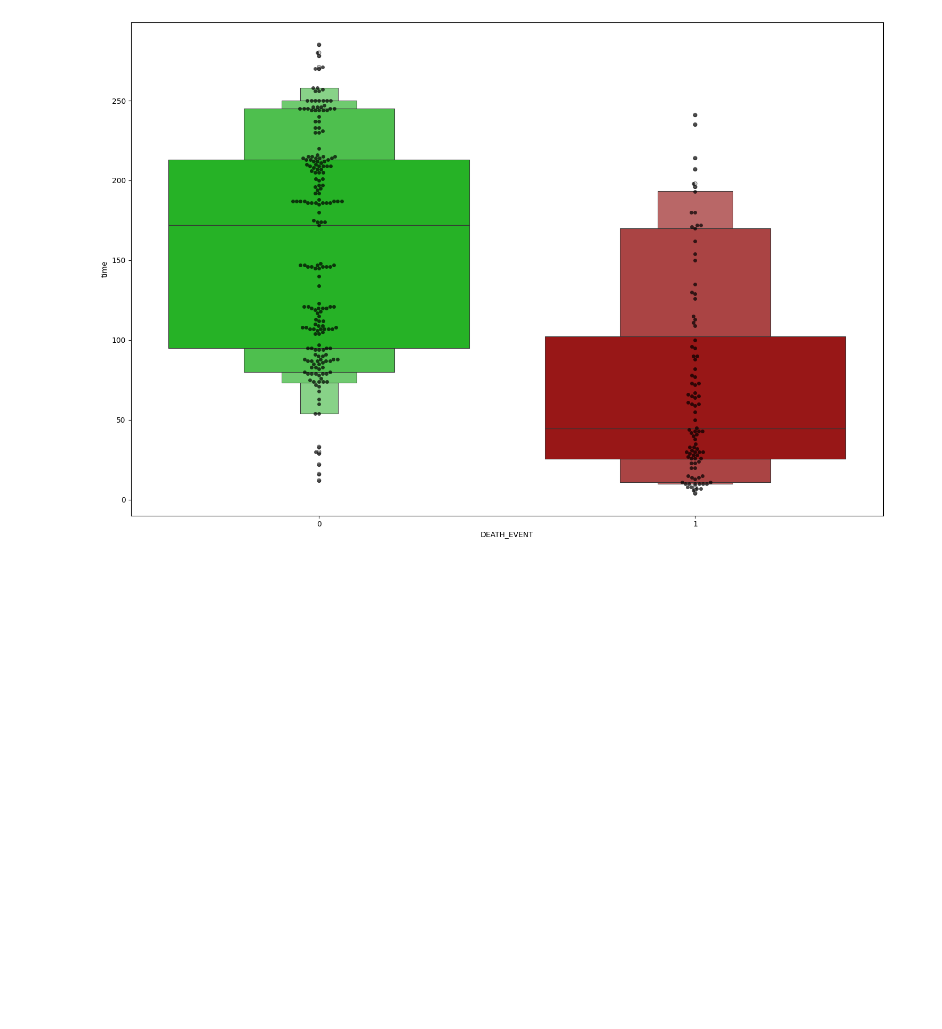
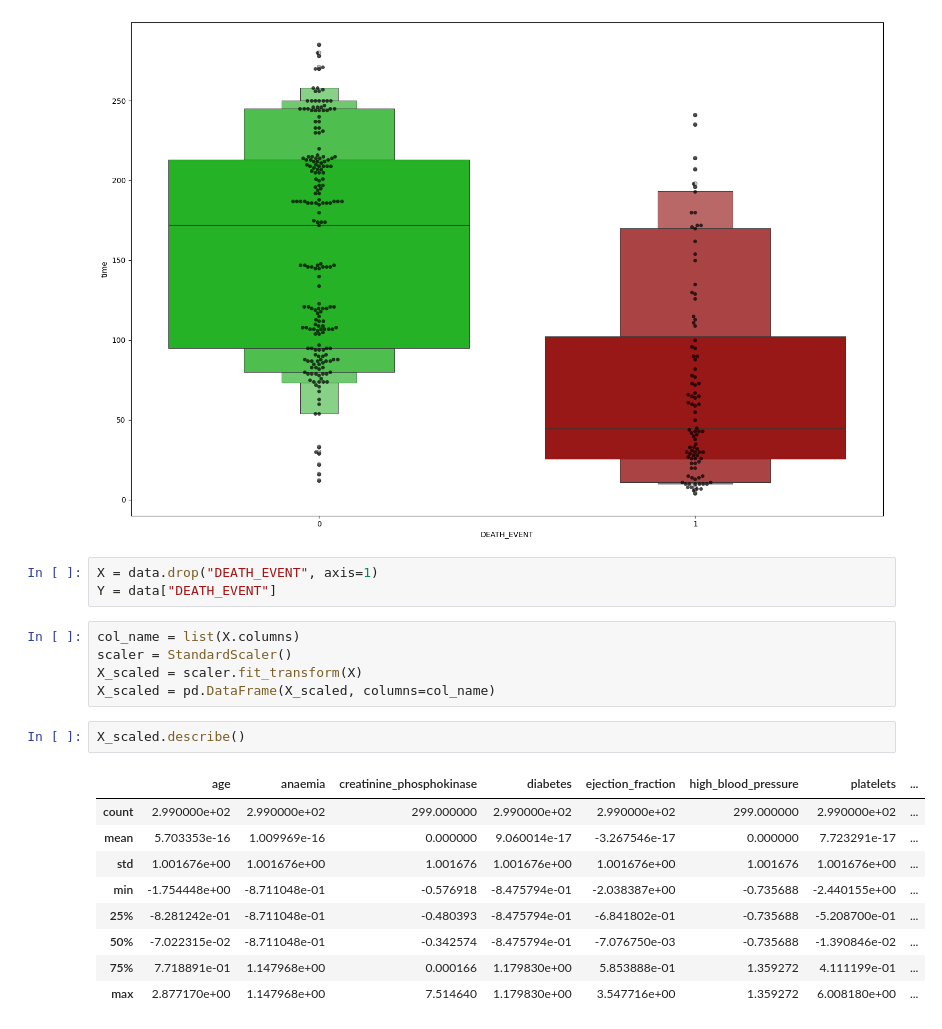
Before and after one commit to V-A-N-S-H/Predicting_Mortality_of_Heart_Failure_Patients, a Jupyter notebook: main.ipynb, the cells around one changed output. Saved outputs shown, nothing was run; the diff lists cells and outputs as text; blank space fills up the shorter version.

```diff
--- a/main.ipynb
+++ b/main.ipynb
@@ -126,3 +126,23 @@ Passing `palette` without assigning `hue` is deprecated and will be removed in v
 [figure]
 [figure]
 [figure]
+# %%
+X = data.drop("DEATH_EVENT", axis=1)
+Y = data["DEATH_EVENT"]
+# %%
+col_name = list(X.columns)
+scaler = StandardScaler()
+X_scaled = scaler.fit_transform(X)
+X_scaled = pd.DataFrame(X_scaled, columns=col_name)
+# %%
+X_scaled.describe()
+# %% [output]
+|  | age | anaemia | creatinine_phosphokinase | diabetes | ejection_fraction | high_blood_pressure | platelets | ... |
+| count | 2.990000e+02 | 2.990000e+02 | 299.000000 | 2.990000e+02 | 2.990000e+02 | 299.000000 | 2.990000e+02 | ... |
+| mean | 5.703353e-16 | 1.009969e-16 | 0.000000 | 9.060014e-17 | -3.267546e-17 | 0.000000 | 7.723291e-17 | ... |
+| std | 1.001676e+00 | 1.001676e+00 | 1.001676 | 1.001676e+00 | 1.001676e+00 | 1.001676 | 1.001676e+00 | ... |
+| min | -1.754448e+00 | -8.711048e-01 | -0.576918 | -8.475794e-01 | -2.038387e+00 | -0.735688 | -2.440155e+00 | ... |
+| 25% | -8.281242e-01 | -8.711048e-01 | -0.480393 | -8.475794e-01 | -6.841802e-01 | -0.735688 | -5.208700e-01 | ... |
+| 50% | -7.022315e-02 | -8.711048e-01 | -0.342574 | -8.475794e-01 | -7.076750e-03 | -0.735688 | -1.390846e-02 | ... |
+| 75% | 7.718891e-01 | 1.147968e+00 | 0.000166 | 1.179830e+00 | 5.853888e-01 | 1.359272 | 4.111199e-01 | ... |
+| max | 2.877170e+00 | 1.147968e+00 | 7.514640 | 1.179830e+00 | 3.547716e+00 | 1.359272 | 6.008180e+00 | ... |
```
Also changed, not shown: parts of 2 cells of this notebook.
